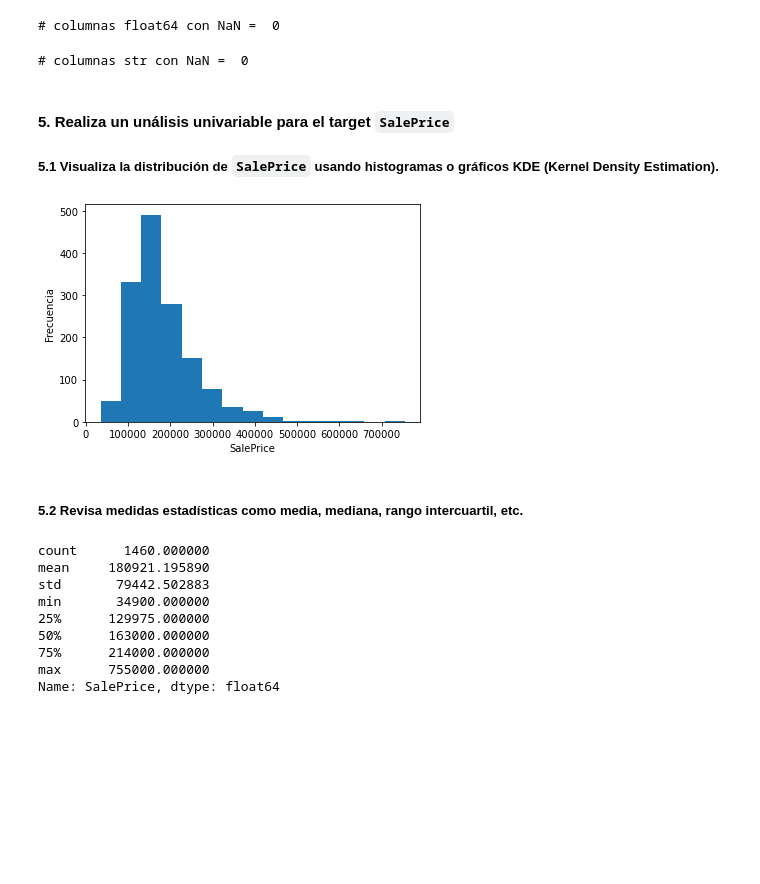
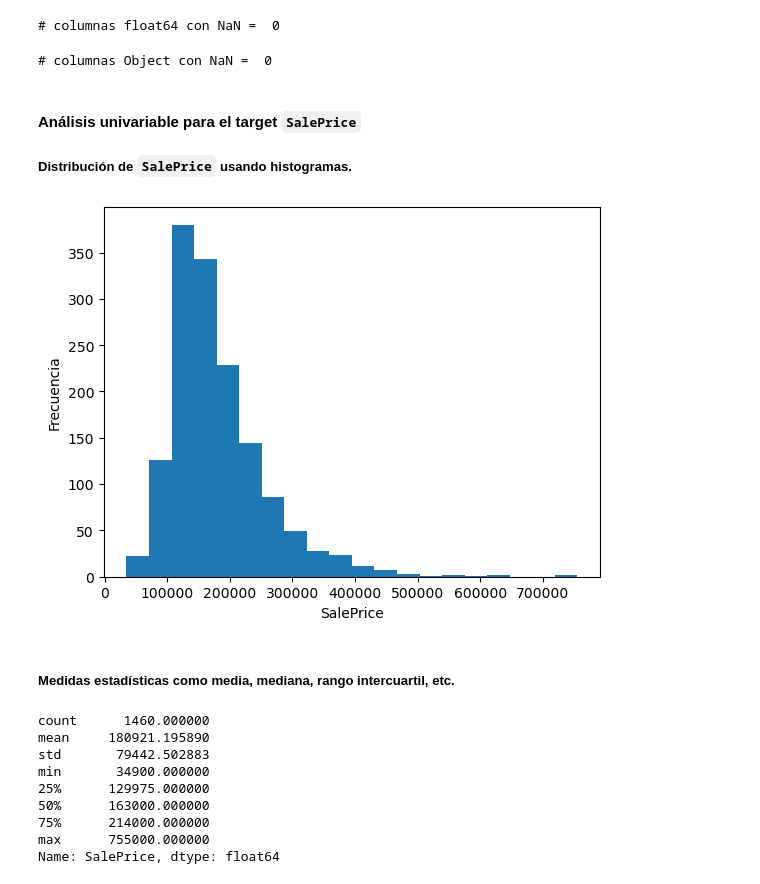
Before and after one commit to lucasf26/Ames_Housing_Prices-Regression, a Jupyter notebook: HousingPrices_EDA.ipynb, the cells around one changed output. Drawn from its saved outputs; the diff is of its cells as text; code cells hidden in the pictures; blank space fills up the shorter version.

```diff
--- a/HousingPrices_EDA.ipynb
+++ b/HousingPrices_EDA.ipynb
@@ -143,36 +173,33 @@ print('# columnas str con NaN =    ',(df_train.select_dtypes(include = 'O').isnu
 # columnas str con NaN =     11
 # %%
 # para variables reales, se reemplazan los valores nulos por el valor medio de la variable.
-Ctrain_flo=df_train.select_dtypes(include = 'float64').columns
-df_train[Ctrain_flo]=df_train[Ctrain_flo].fillna(df_train[Ctrain_flo].mean())
-print('# columnas float64 con NaN = ',(df_train[Ctrain_flo].isnull().sum() > 0).sum()) # chequeo
+C_flo=df_train.select_dtypes(include = 'float64').columns
+df_train[C_flo]=df_train[C_flo].fillna(df_train[C_flo].mean())
+print('# columnas float64 con NaN = ',(df_train[C_flo].isnull().sum() > 0).sum()) # chequeo
 # %% [output]
 # columnas float64 con NaN =  0
 # %%
-# para variables string, se reemplazan los valores nulos por el valor más frecuente de la variable.
-Ctrain_str=df_train.select_dtypes(include = 'O').columns
-for i in Ctrain_str:
-    VMF=df_train[i].value_counts(ascending=False).iloc[0] #Valor mas frecuente
-    df_train[i]=df_train[i].fillna(VMF)
-print('# columnas str con NaN = ',(df_train[Ctest_str].isnull().sum() > 0).sum()) # chequeo
+C_Obj = df_train.select_dtypes(include='O').columns
+df_train[C_Obj] = df_train[C_Obj].fillna('Unknown')
+print('# columnas Object con NaN = ',(df_train[C_Obj].isnull().sum() > 0).sum()) # chequeo
 # %% [output]
-# columnas str con NaN =  0
+# columnas Object con NaN =  0
 # %% [markdown]
-#### 5. Realiza un unálisis univariable para el target `SalePrice`
+#### Análisis univariable para el target `SalePrice`
 
-##### 5.1 Visualiza la distribución de `SalePrice` usando histogramas o gráficos KDE (Kernel Density Estimation).
+##### Distribución de `SalePrice` usando histogramas.
 # %%
 import matplotlib.pyplot as plt
 import seaborn as sns
 
-plt.hist(df_train['SalePrice'], bins=15, histtype='bar', orientation='vertical')
+plt.hist(df_train['SalePrice'], bins=20, histtype='bar', orientation='vertical')
 plt.xlabel('SalePrice')
 plt.ylabel('Frecuencia')
 plt.show()
 # %% [output]
-[figure, old version]
+[figure, new version]
 # %% [markdown]
-##### 5.2 Revisa medidas estadísticas como media, mediana, rango intercuartil, etc.
+##### Medidas estadísticas como media, mediana, rango intercuartil, etc.
 # %%
 df_train['SalePrice'].describe()
 # %% [output]
```
Also changed, not shown: parts of 40 cells of this notebook.
